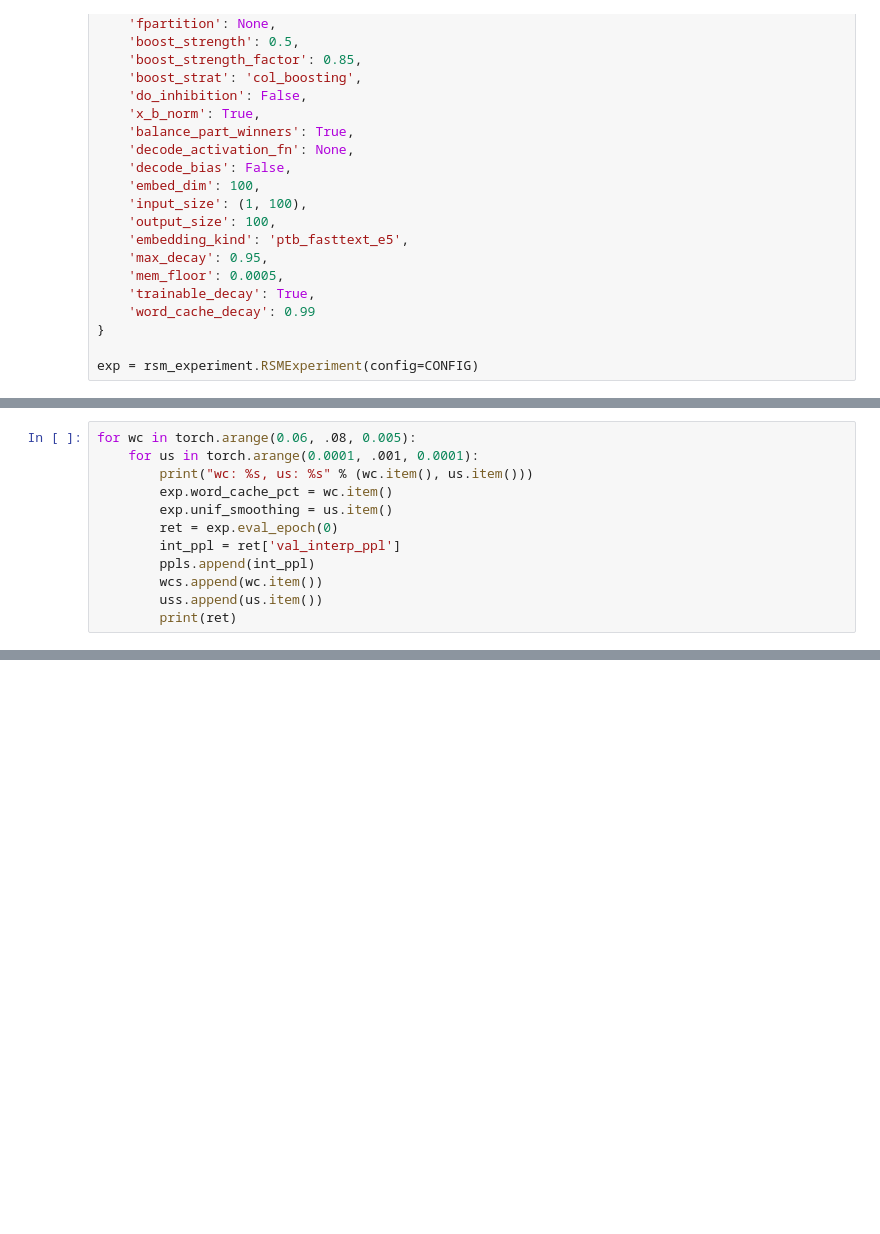
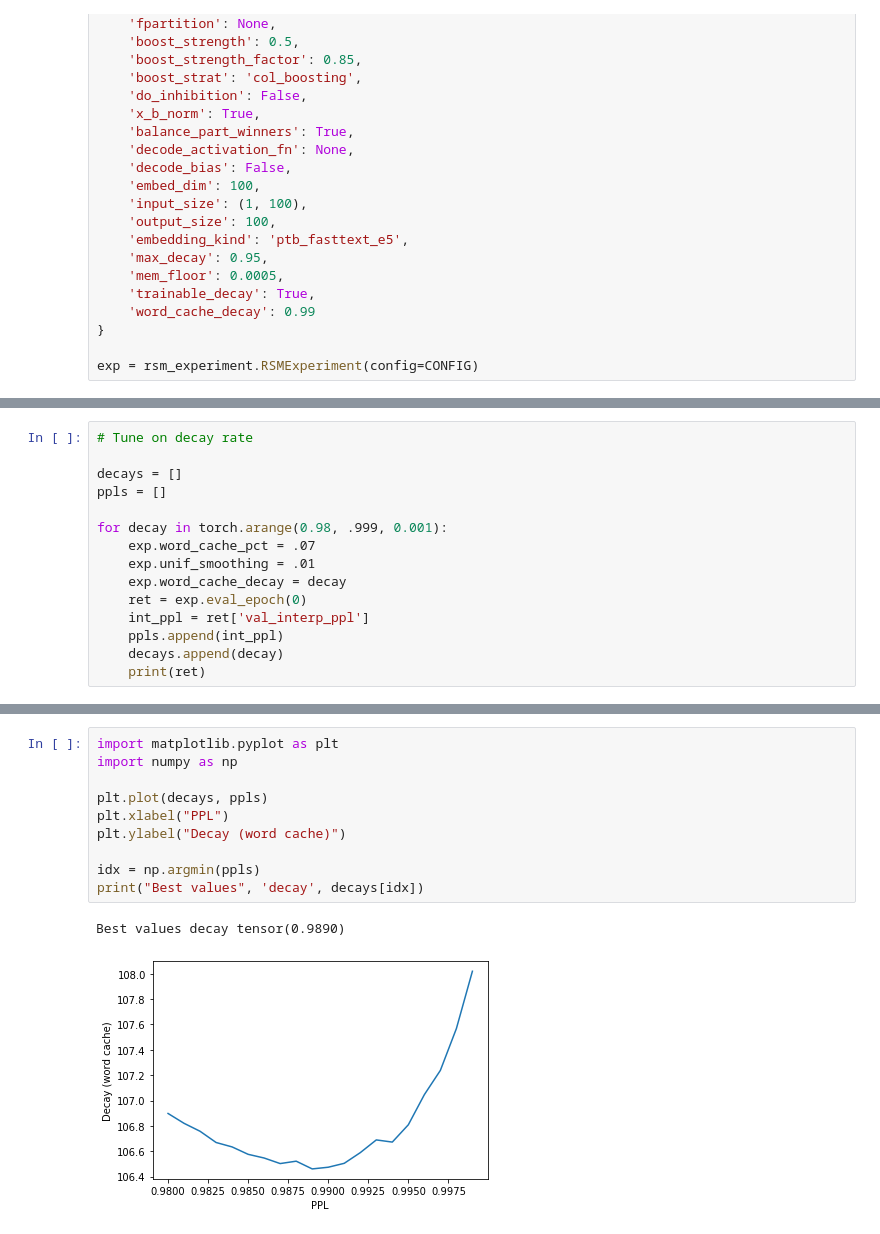
Before and after one commit to numenta/nupic.research, a Jupyter notebook: projects/rsm/notebooks/ptb_mass_cache_search.ipynb, the cells around one changed output, grey strips where cells are left out. Cells and saved outputs as stored; diff of their text form; blank space fills up the shorter version.

```diff
--- a/projects/rsm/notebooks/ptb_mass_cache_search.ipynb
+++ b/projects/rsm/notebooks/ptb_mass_cache_search.ipynb
@@ -128,13 +131,16 @@ Best values cache 0.05999999865889549 unif 0.0005000000237487257
 # %%
-for wc in torch.arange(0.06, .08, 0.005):
-    for us in torch.arange(0.0001, .001, 0.0001):
-        print("wc: %s, us: %s" % (wc.item(), us.item()))
-        exp.word_cache_pct = wc.item()
-        exp.unif_smoothing = us.item()
-        ret = exp.eval_epoch(0)
-        int_ppl = ret['val_interp_ppl']
-        ppls.append(int_ppl)
-        wcs.append(wc.item())
-        uss.append(us.item())
-        print(ret)
+# Tune on decay rate
+
+decays = []
+ppls = []
+
+for decay in torch.arange(0.98, .999, 0.001):
+    exp.word_cache_pct = .07
+    exp.unif_smoothing = .01
+    exp.word_cache_decay = decay
+    ret = exp.eval_epoch(0)
+    int_ppl = ret['val_interp_ppl']
+    ppls.append(int_ppl)
+    decays.append(decay)
+    print(ret)
 # %% [output]
@@ -157,0 +164,13 @@ Pred: <unk>     <unk>   gains <eos> <eos> been  $     N  much as N     <eos> <eo
+# %%
+import matplotlib.pyplot as plt
+import numpy as np
+
+plt.plot(decays, ppls)
+plt.xlabel("PPL")
+plt.ylabel("Decay (word cache)")
+
+idx = np.argmin(ppls)
+print("Best values", 'decay', decays[idx])
+# %% [output]
+Best values decay tensor(0.9890)
+[figure, added]
```
Also changed, not shown: parts of 5 cells of this notebook, 6 other files.
